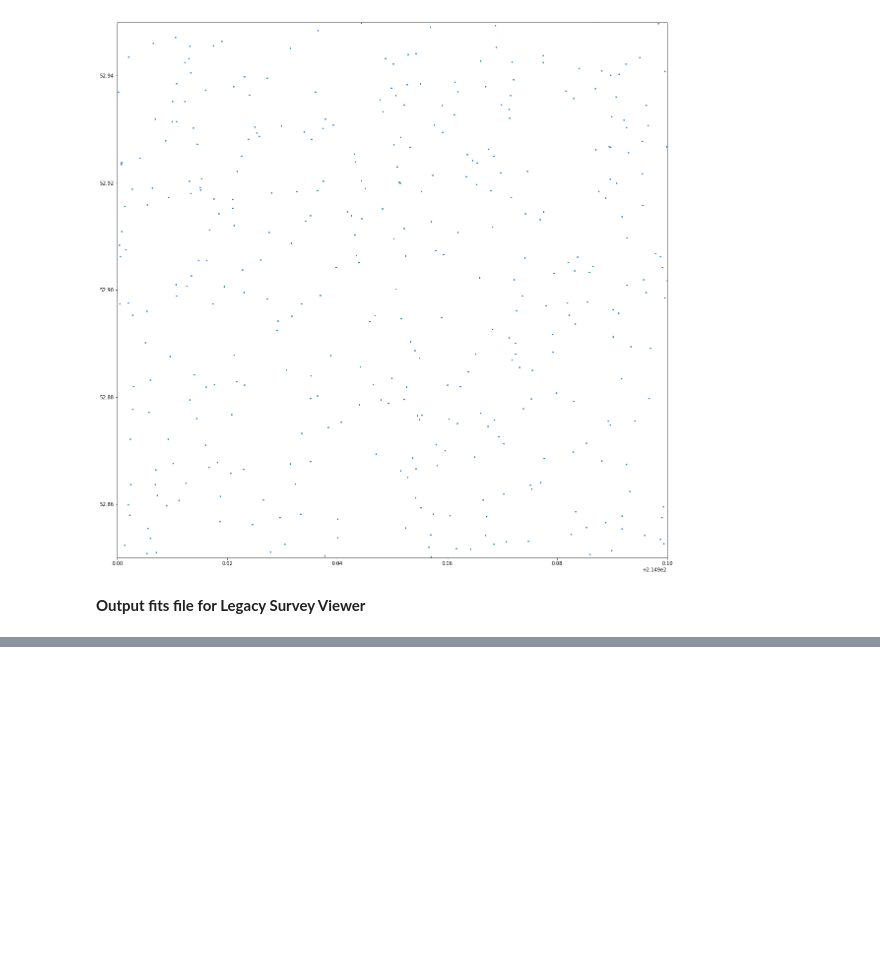
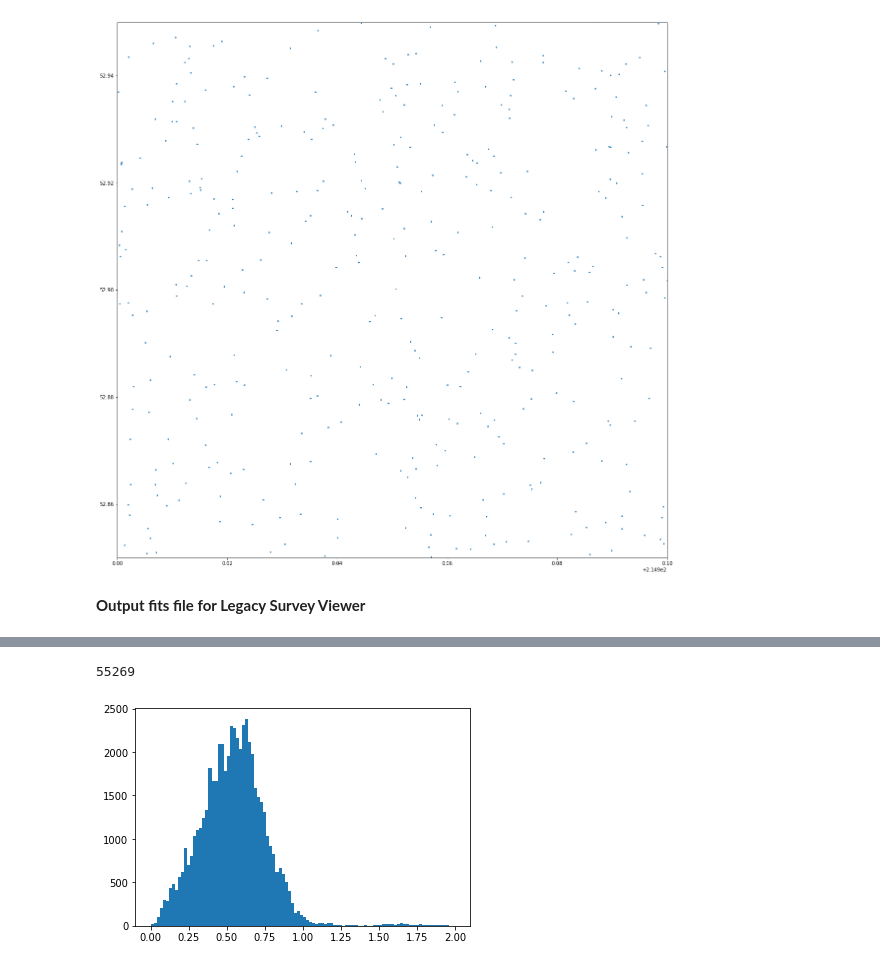
Before and after one commit to rongpu/desi-truth-table, a Jupyter notebook: notebooks/check_for_duplicates.ipynb, the cells around one changed output, grey strips where cells are left out. Cells and saved outputs as stored; diff of their text form; code cells hidden in the pictures; blank space fills up the shorter version.

```diff
--- a/notebooks/check_for_duplicates.ipynb
+++ b/notebooks/check_for_duplicates.ipynb
@@ -246,0 +336,11 @@ cat1.write('/Users/roz18/Documents/Temp/desi-truth-table/3dhst-part-of-aegis.fit
+# %%
+mask = (cat['Qop']==4) | (cat['Qop']==5)
+# mask = np.ones(len(cat), dtype=bool)
+np.sum(mask)
+# %% [output]
+55269
+# %%
+plt.hist(cat['Redshift'][mask], 100, range=(0, 2))
+plt.show()
+# %% [output]
+[figure, added]
```
Also changed, not shown: parts of 17 cells of this notebook, 4 other files.
